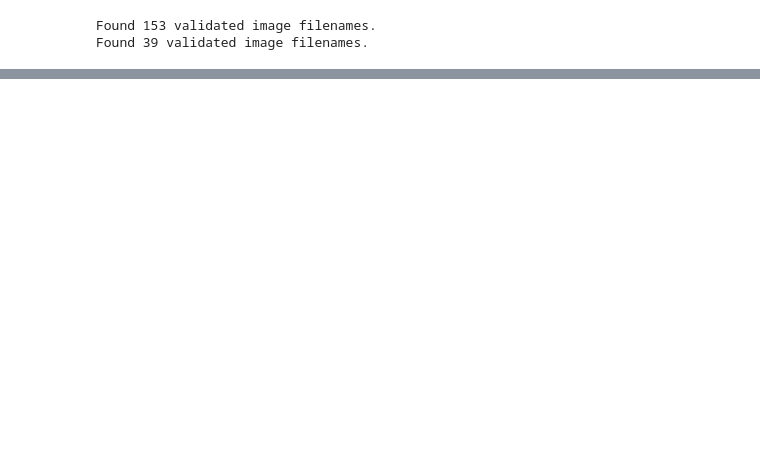
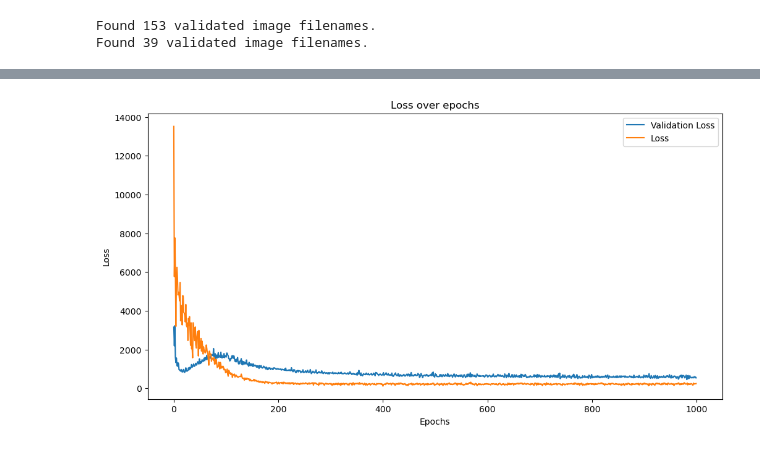
Before and after one commit to Teenjb/Predict-Air-Quality-With-ANN, a Jupyter notebook: resnet.ipynb, the cells around one changed output, grey strips where cells are left out. Drawn from its saved outputs; the diff is of its cells as text; code cells hidden in the pictures; blank space fills up the shorter version.

```diff
--- a/resnet.ipynb
+++ b/resnet.ipynb
@@ -231 +244,18 @@ plt.show()
+# %%
+import matplotlib.pyplot as plt
+
+# Assuming history.history['val_mean_absolute_error'] is your data
+val_lost = history.history['val_loss']
+lost = history.history['loss']
+
+plt.figure(figsize=(12, 6))
+plt.plot(val_lost)
+plt.plot(lost)
+plt.title('Loss over epochs')
+plt.xlabel('Epochs')
+plt.ylabel('Loss')
+plt.legend(['Validation Loss', 'Loss'])
+plt.show()
+# %% [output]
+[figure, added]
 # %%
```
Also changed, not shown: parts of 13 cells of this notebook.
